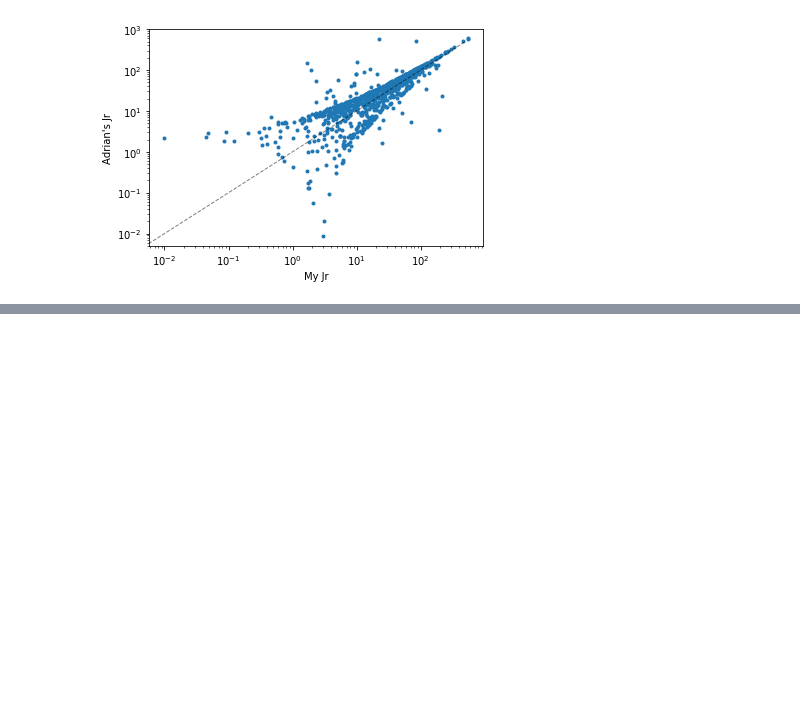
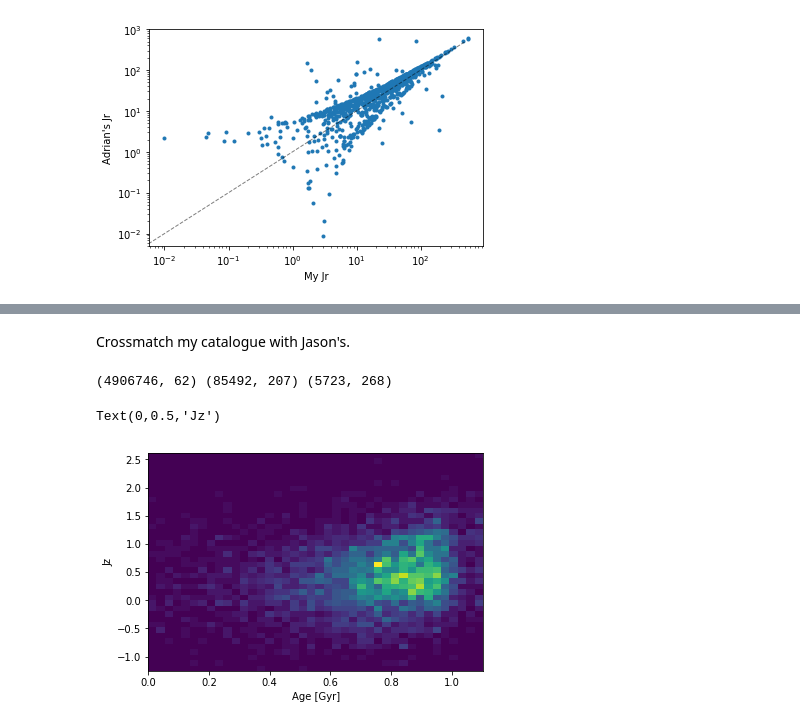
Before and after one commit to RuthAngus/SweetPotato, a Jupyter notebook: code/Checking_actions.ipynb, the cells around one changed output, grey strips where cells are left out. Saved outputs shown, nothing was run; the diff lists cells and outputs as text; code cells hidden in the pictures; blank space fills up the shorter version.

```diff
--- a/code/Checking_actions.ipynb
+++ b/code/Checking_actions.ipynb
@@ -106,0 +109,5 @@ Text(0,0.5,"Adrian's Jr")
+# %%
+file = "gaia_spectro.hdf5"
+from astropy.table import Table
+data = Table.read(file)
+sanders = data.to_pandas()
@@ -106,0 +137,16 @@ Text(0,0.5,"Adrian's Jr")
+# %% [markdown]
+Crossmatch my catalogue with Jason's.
+# %%
+ruth_sanders = pd.merge(ruth, sanders, on="source_id", suffixes=["_r", "_s"])
+# %%
+print(np.shape(sanders), np.shape(ruth), np.shape(ruth_sanders))
+# %% [output]
+(4906746, 62) (85492, 207) (5723, 268)
+# %%
+m = ruth_sanders.log10_age.values > 0
+plt.hist2d(ruth_sanders.log10_age.values[m], np.log10(ruth_sanders.J_z.values[m]), bins=40)
+plt.xlabel("Age [Gyr]")
+plt.ylabel("Jz")
+# %% [output]
+Text(0,0.5,'Jz')
+[figure, added]
```
Also changed, not shown: parts of 8 cells of this notebook, 11 other files.
